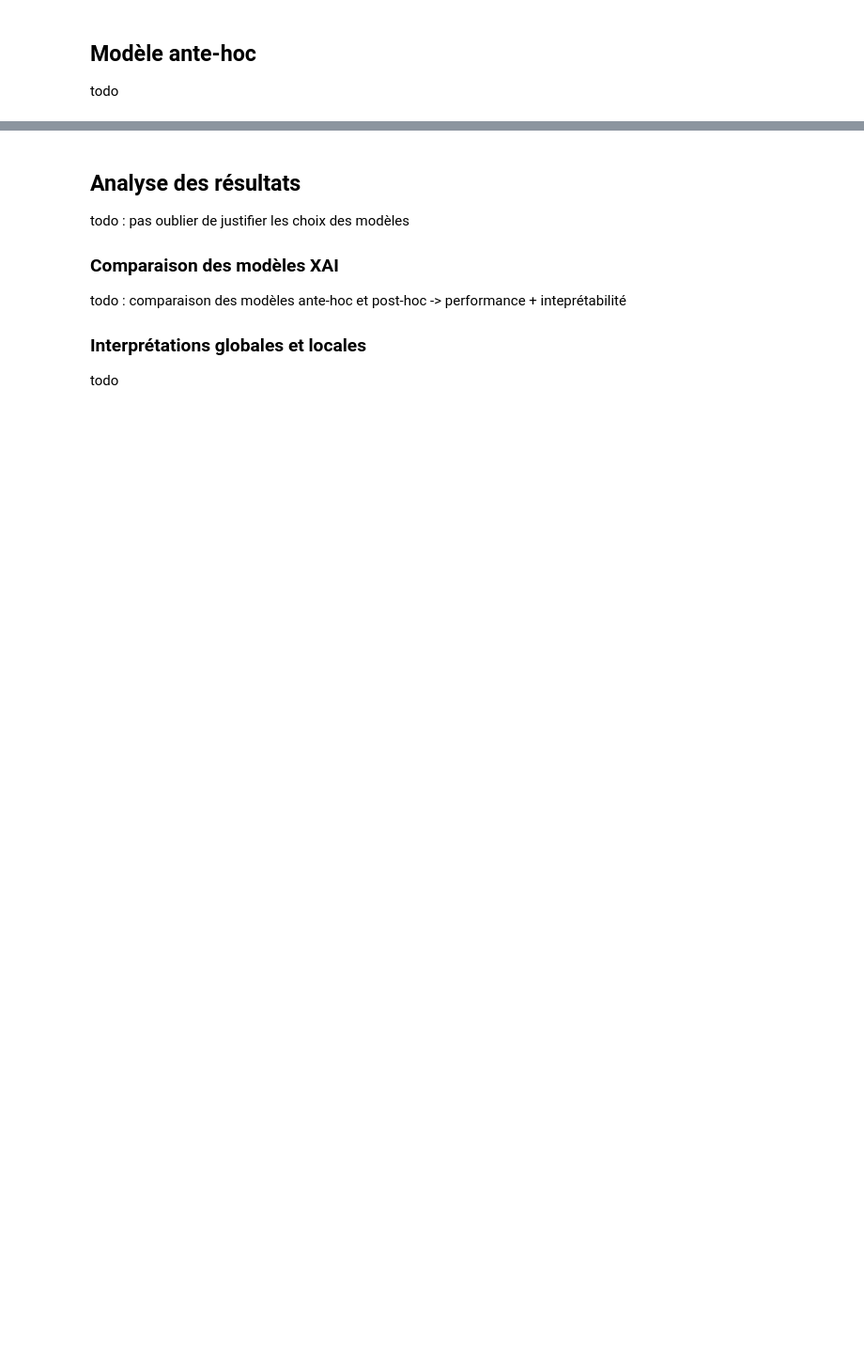
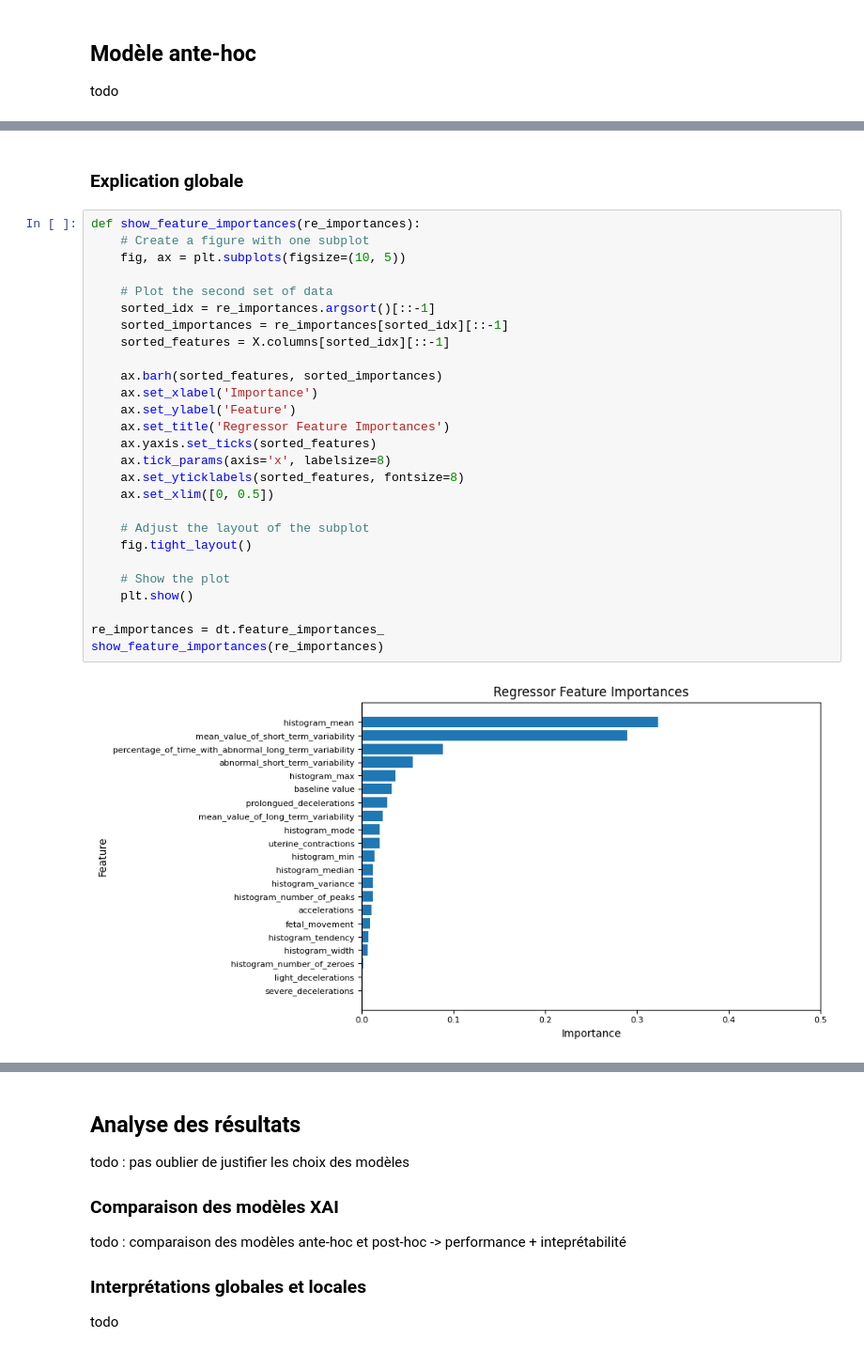
Before and after one commit to Raynobrak/heigvd-labos-xai, a Jupyter notebook: mini-projet/ançay-charbonnier-analyse-semiconducteurs.ipynb, the cells around one changed output, grey strips where cells are left out. Shown at 94% size. Drawn from its saved outputs; the diff is of its cells as text; blank space fills up the shorter version.

```diff
--- a/mini-projet/ançay-charbonnier-analyse-semiconducteurs.ipynb
+++ b/mini-projet/ançay-charbonnier-analyse-semiconducteurs.ipynb
@@ -86,0 +172,31 @@ todo
+# %% [markdown]
+### Explication globale
+# %%
+def show_feature_importances(re_importances):
+    # Create a figure with one subplot
+    fig, ax = plt.subplots(figsize=(10, 5))
+
+    # Plot the second set of data
+    sorted_idx = re_importances.argsort()[::-1]
+    sorted_importances = re_importances[sorted_idx][::-1]
+    sorted_features = X.columns[sorted_idx][::-1]
+
+    ax.barh(sorted_features, sorted_importances)
+    ax.set_xlabel('Importance')
+    ax.set_ylabel('Feature')
+    ax.set_title('Regressor Feature Importances')
+    ax.yaxis.set_ticks(sorted_features)
+    ax.tick_params(axis='x', labelsize=8)
+    ax.set_yticklabels(sorted_features, fontsize=8)
+    ax.set_xlim([0, 0.5])
+
+    # Adjust the layout of the subplot
+    fig.tight_layout()
+
+    # Show the plot
+    plt.show()
+
+re_importances = dt.feature_importances_
+show_feature_importances(re_importances)
+# %% [output]
+[figure, added]
```
Also changed, not shown: parts of 22 cells of this notebook.
